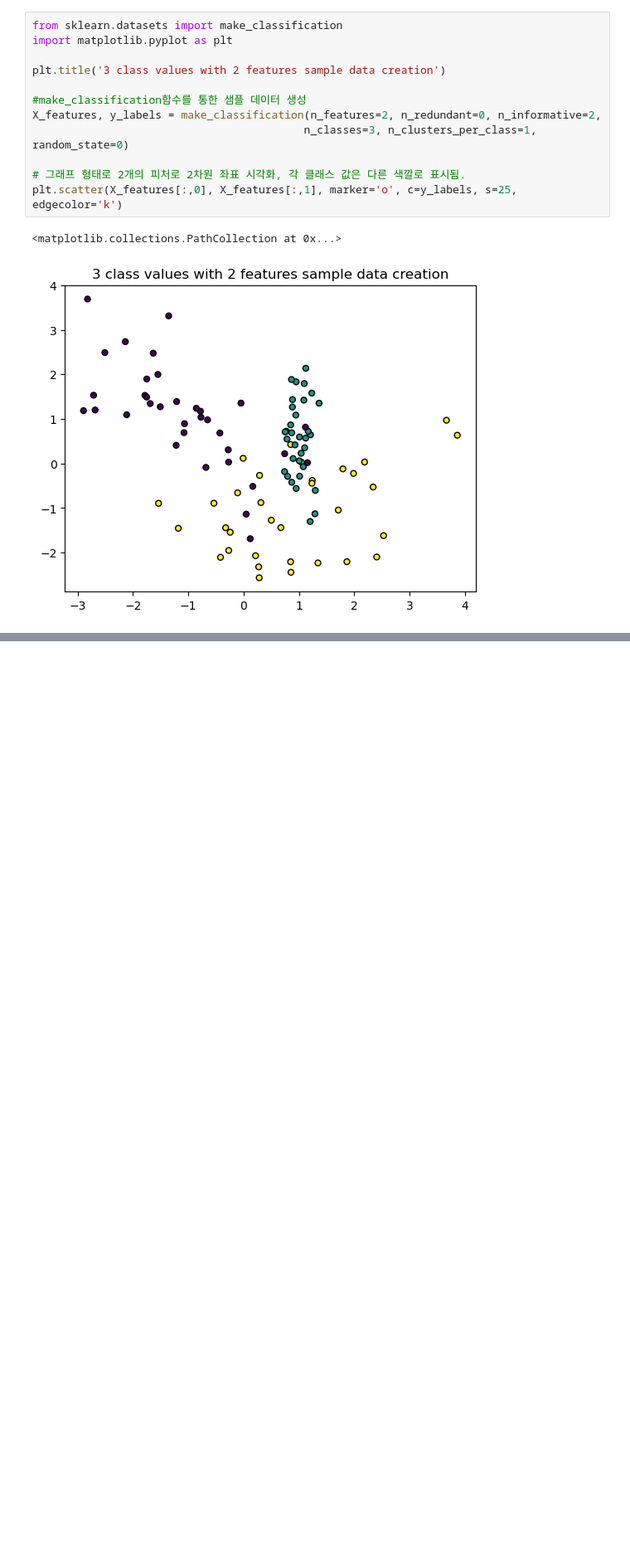
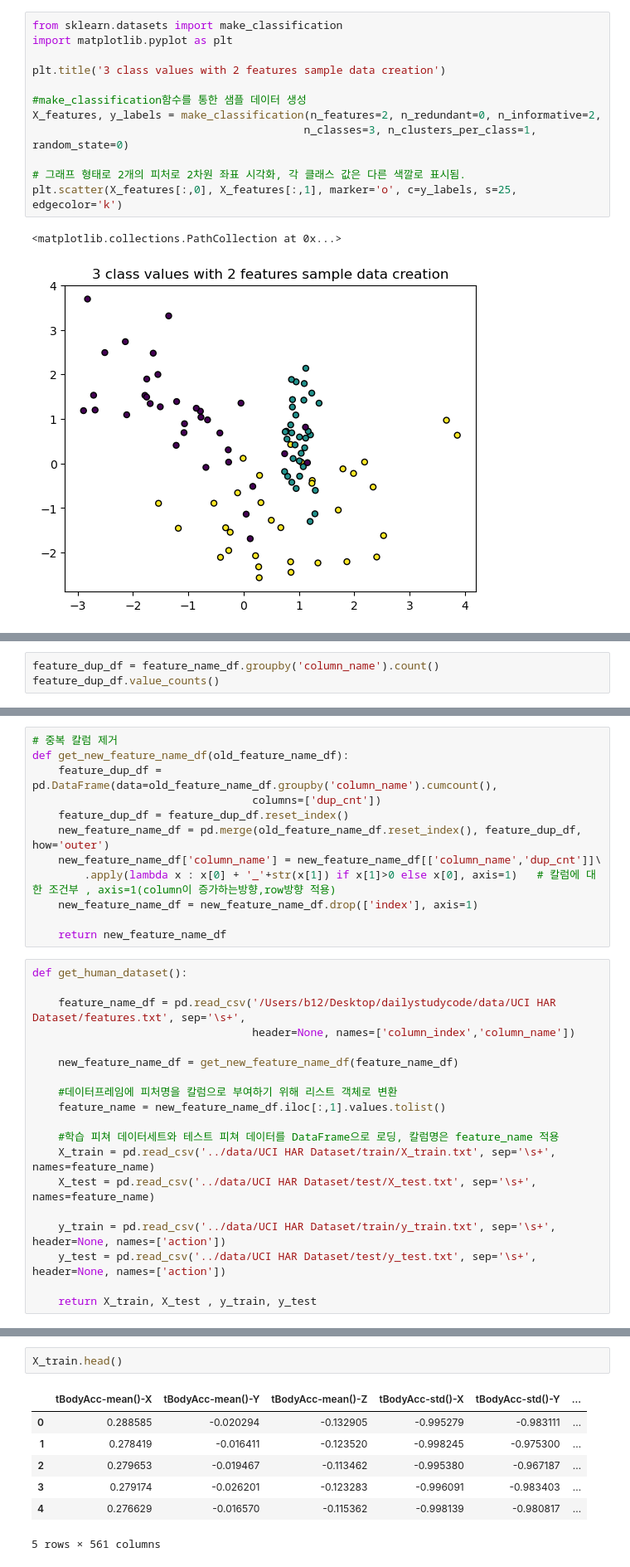
Before and after one commit to poporago/study_repo, a Jupyter notebook: scikit-learn/ch4분류.ipynb, the cells around one changed output, grey strips where cells are left out. Shown at 83% size. Drawn from its saved outputs; the diff is of its cells as text; blank space fills up the shorter version.

```diff
--- a/scikit-learn/ch4분류.ipynb
+++ b/scikit-learn/ch4분류.ipynb
@@ -102,0 +127,3 @@ visualize_boundary(dt_clf, X_features, y_labels)
+# %%
+feature_dup_df = feature_name_df.groupby('column_name').count()
+feature_dup_df.value_counts()
@@ -102,0 +163,31 @@ visualize_boundary(dt_clf, X_features, y_labels)
+# %%
+# 중복 칼럼 제거
+def get_new_feature_name_df(old_feature_name_df):
+    feature_dup_df = pd.DataFrame(data=old_feature_name_df.groupby('column_name').cumcount(),
+                                  columns=['dup_cnt'])
+    feature_dup_df = feature_dup_df.reset_index()
+    new_feature_name_df = pd.merge(old_feature_name_df.reset_index(), feature_dup_df, how='outer')
+    new_feature_name_df['column_name'] = new_feature_name_df[['column_name','dup_cnt']]\
+        .apply(lambda x : x[0] + '_'+str(x[1]) if x[1]>0 else x[0], axis=1)   # 칼럼에 대한 조건부 , axis=1(column이 증가하는방향,row방향 적용)
+    new_feature_name_df = new_feature_name_df.drop(['index'], axis=1)
+
+    return new_feature_name_df
+# %%
+def get_human_dataset():
+
+    feature_name_df = pd.read_csv('/Users/b12/Desktop/dailystudycode/data/UCI HAR Dataset/features.txt', sep='\s+',
+                                  header=None, names=['column_index','column_name'])
+
+    new_feature_name_df = get_new_feature_name_df(feature_name_df)
+
+    #데이터프레임에 피처명을 칼럼으로 부여하기 위해 리스트 객체로 변환
+    feature_name = new_feature_name_df.iloc[:,1].values.tolist()
+
+    #학습 피쳐 데이터세트와 테스트 피쳐 데이터를 DataFrame으로 로딩, 칼럼명은 feature_name 적용
+    X_train = pd.read_csv('../data/UCI HAR Dataset/train/X_train.txt', sep='\s+', names=feature_name)
+    X_test = pd.read_csv('../data/UCI HAR Dataset/test/X_test.txt', sep='\s+', names=feature_name)
+
+    y_train = pd.read_csv('../data/UCI HAR Dataset/train/y_train.txt', sep='\s+', header=None, names=['action'])
+    y_test = pd.read_csv('../data/UCI HAR Dataset/test/y_test.txt', sep='\s+', header=None, names=['action'])
+
+    return X_train, X_test , y_train, y_test
@@ -102,0 +204,10 @@ visualize_boundary(dt_clf, X_features, y_labels)
+# %%
+X_train.head()
+# %% [output]
+|  | tBodyAcc-mean()-X | tBodyAcc-mean()-Y | tBodyAcc-mean()-Z | tBodyAcc-std()-X | tBodyAcc-std()-Y | ... |
+| 0 | 0.288585 | -0.020294 | -0.132905 | -0.995279 | -0.983111 | ... |
+| 1 | 0.278419 | -0.016411 | -0.123520 | -0.998245 | -0.975300 | ... |
+| 2 | 0.279653 | -0.019467 | -0.113462 | -0.995380 | -0.967187 | ... |
+| 3 | 0.279174 | -0.026201 | -0.123283 | -0.996091 | -0.983403 | ... |
+| 4 | 0.276629 | -0.016570 | -0.115362 | -0.998139 | -0.980817 | ... |
+5 rows × 561 columns
```
Also changed, not shown: parts of 21 cells of this notebook.
